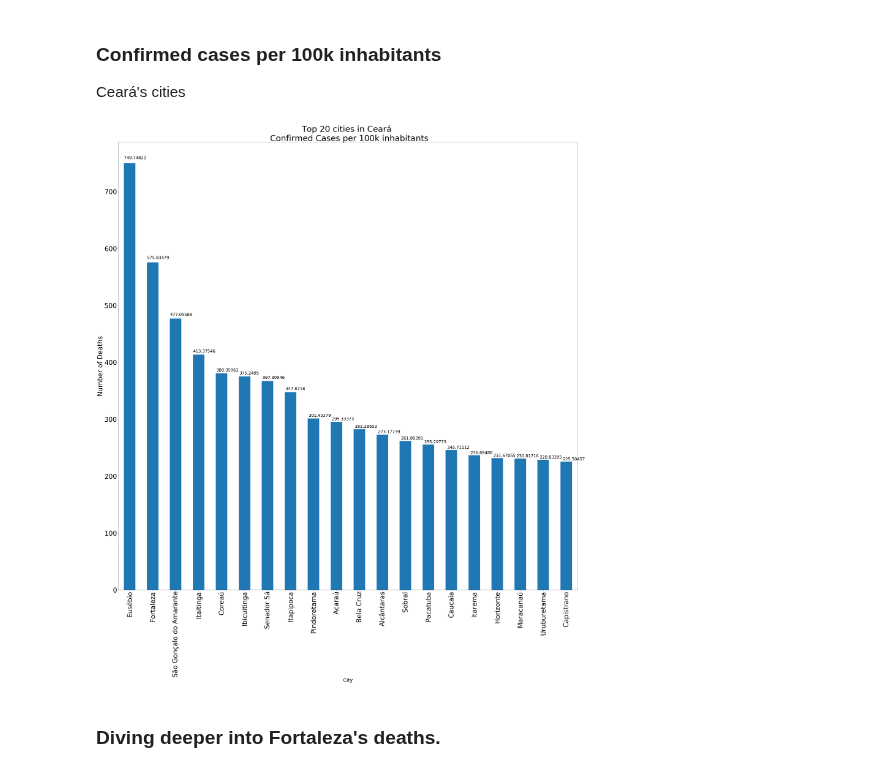
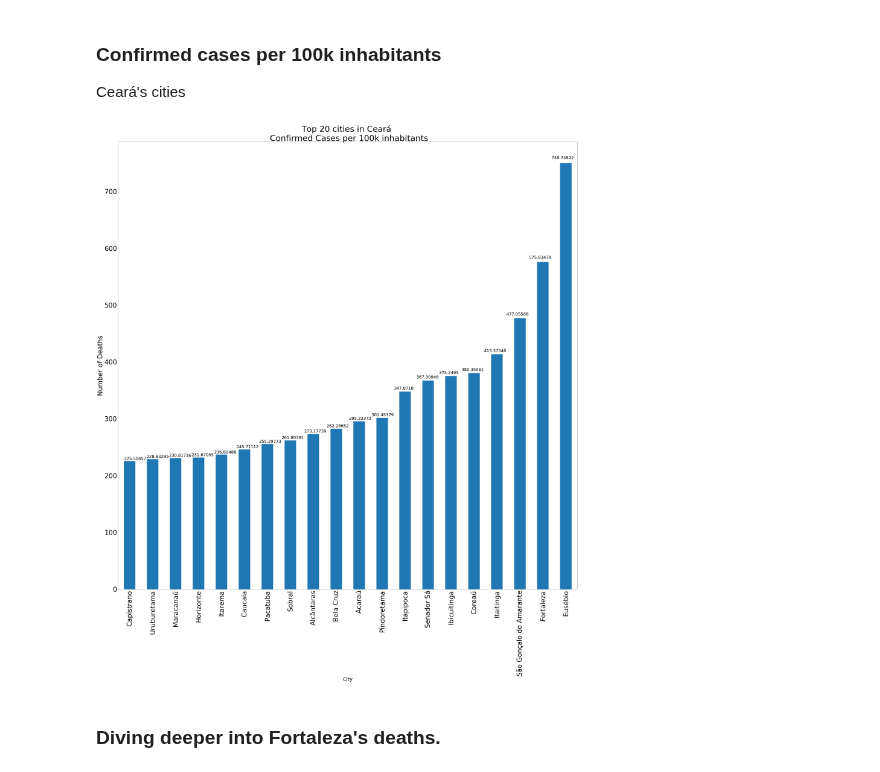
Before and after one commit to romulofff/covid19, a Jupyter notebook: covid19-analysis.ipynb, the cells around one changed output. Cells and saved outputs as stored; diff of their text form; code cells hidden in the pictures.

Commit message:
Updating figures.

```diff
--- a/covid19-analysis.ipynb
+++ b/covid19-analysis.ipynb
@@ -50,18 +50,18 @@ deaths_ceara = ceara.groupby('city')['deaths'].max()
 # print("Deaths in Fortaleza (capital): ", deaths_ceara['Fortaleza'])
 
 largest = deaths_ceara.nlargest(20)
-
+largest = largest.sort_values()
 # deaths_ceara.plot('bar')
-ax = largest.plot('bar')
+ay = largest.plot('bar')
 plt.xticks(size=30)
 plt.yticks(size=30)
 plt.title("Top 20 Cities with most deaths in Ceará", size=40)
 plt.xlabel("City", size=30)
 plt.ylabel("Number of Deaths", size=30)
 
-for p in ax.patches:
-    ax.annotate(str(p.get_height()), (p.get_x() * 1.005, p.get_height() * 1.01), size=25)
+for p in ay.patches:
+    ay.annotate(str(p.get_height()), (p.get_x() * 1.006, p.get_height() * 1.002), size=25)
 
-# plt.savefig("figures/deaths-ceara.png", dpi=200)
+plt.savefig("figures/deaths-ceara.png", dpi=200)
 plt.show()
 # %% [output]
@@ -72,28 +72,28 @@ Ceará's cities
 # %%
 ceara = data.loc[data['state'] == 'CE'] # Pick only ceara
 ceara.sort_values('confirmed_per_100k_inhabitants').reset_index(drop=True)
 
 confirmed_ceara = ceara.groupby('city')['confirmed_per_100k_inhabitants'].max()
 confirmed_ceara['Fortaleza']
 
 most_cases = confirmed_ceara.nlargest(20)
-most_cases
+most_cases = most_cases.sort_values()
 
-ax = most_cases.plot('bar')
+az = most_cases.plot('bar')
 
 plt.xticks(size=40)
 plt.yticks(size=40)
 plt.title("Top 20 cities in Ceará \n Confirmed Cases per 100k inhabitants", size=50)
 plt.xlabel("City", size=30)
 plt.ylabel("Number of Deaths", size=40)
 
-for p in ax.patches:
-    ax.annotate(str(p.get_height()), (p.get_x() * 1.005, p.get_height() * 1.01), size=25)
+for p in az.patches:
+    az.annotate(str(p.get_height()), (p.get_x() * 0.98, p.get_height() * 1.01), size=25)
 
 plt.savefig("figures/confirmed-cases-ceara-per-100k.png", dpi=200)
 plt.show()
 # %% [output]
-[figure, old version]
+[figure, new version]
 # %% [markdown]
 ### Diving deeper into Fortaleza's deaths.
 # %%
```
Also changed, not shown: parts of 3 cells of this notebook, 4 other files.
